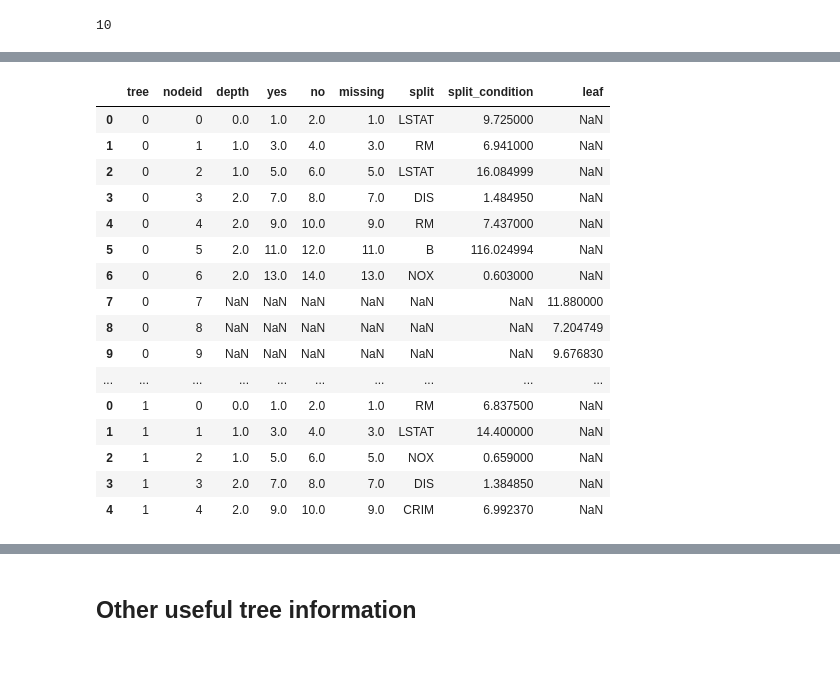
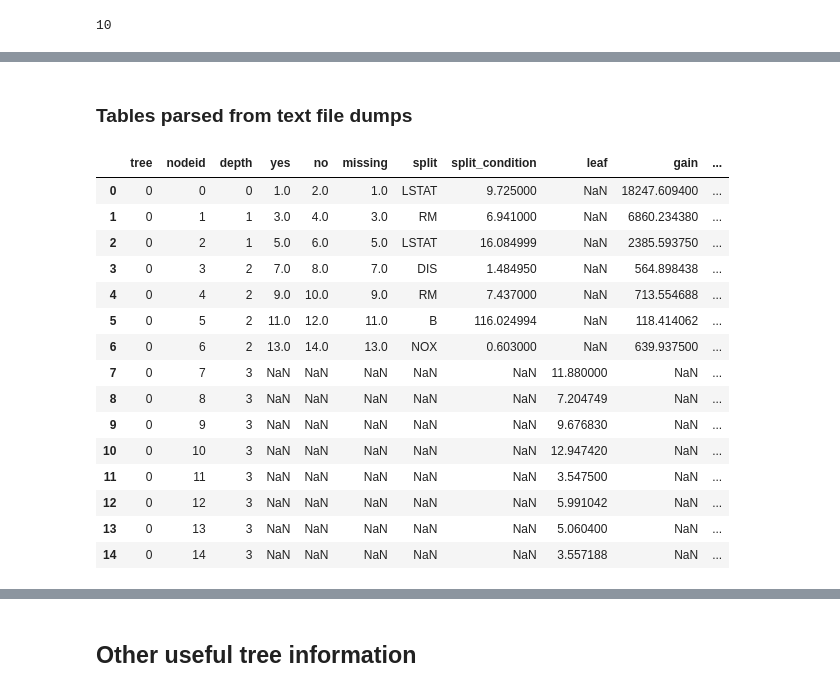
Before and after one commit to richardangell/tabular-trees, a Jupyter notebook: examples/XGBoost Model Parser.ipynb, the cells around one changed output, grey strips where cells are left out. Saved outputs shown, nothing was run; the diff lists cells and outputs as text; code cells hidden in the pictures; blank space fills up the shorter version.

```diff
--- a/examples/XGBoost Model Parser.ipynb
+++ b/examples/XGBoost Model Parser.ipynb
@@ -53,0 +48,3 @@ dump_raw4, tree_df4 = xgb_parser.read_dump_json('dump_raw_no_stats.json')
+# %%
+tree_df1, dump_raw1 = xgb_parser.read_dump_text('outputs/dump_raw.txt')
+tree_df2, dump_raw2 = xgb_parser.read_dump_text('outputs/dump_raw_no_stats.txt')
@@ -212,20 +162,21 @@ tree_df3.head(20)
-# %%
-tree_df4.head(20)
-# %% [output]
-|  | tree | nodeid | depth | yes | no | missing | split | split_condition | leaf |
-| 0 | 0 | 0 | 0.0 | 1.0 | 2.0 | 1.0 | LSTAT | 9.725000 | NaN |
-| 1 | 0 | 1 | 1.0 | 3.0 | 4.0 | 3.0 | RM | 6.941000 | NaN |
-| 2 | 0 | 2 | 1.0 | 5.0 | 6.0 | 5.0 | LSTAT | 16.084999 | NaN |
-| 3 | 0 | 3 | 2.0 | 7.0 | 8.0 | 7.0 | DIS | 1.484950 | NaN |
-| 4 | 0 | 4 | 2.0 | 9.0 | 10.0 | 9.0 | RM | 7.437000 | NaN |
-| 5 | 0 | 5 | 2.0 | 11.0 | 12.0 | 11.0 | B | 116.024994 | NaN |
-| 6 | 0 | 6 | 2.0 | 13.0 | 14.0 | 13.0 | NOX | 0.603000 | NaN |
-| 7 | 0 | 7 | NaN | NaN | NaN | NaN | NaN | NaN | 11.880000 |
-| 8 | 0 | 8 | NaN | NaN | NaN | NaN | NaN | NaN | 7.204749 |
-| 9 | 0 | 9 | NaN | NaN | NaN | NaN | NaN | NaN | 9.676830 |
-| ... | ... | ... | ... | ... | ... | ... | ... | ... | ... |
-| 0 | 1 | 0 | 0.0 | 1.0 | 2.0 | 1.0 | RM | 6.837500 | NaN |
-| 1 | 1 | 1 | 1.0 | 3.0 | 4.0 | 3.0 | LSTAT | 14.400000 | NaN |
-| 2 | 1 | 2 | 1.0 | 5.0 | 6.0 | 5.0 | NOX | 0.659000 | NaN |
-| 3 | 1 | 3 | 2.0 | 7.0 | 8.0 | 7.0 | DIS | 1.384850 | NaN |
-| 4 | 1 | 4 | 2.0 | 9.0 | 10.0 | 9.0 | CRIM | 6.992370 | NaN |
+# %% [markdown]
+### Tables parsed from text file dumps
+# %%
+tree_df1.loc[tree_df1['tree'] == 0]
+# %% [output]
+|  | tree | nodeid | depth | yes | no | missing | split | split_condition | leaf | gain | ... |
+| 0 | 0 | 0 | 0 | 1.0 | 2.0 | 1.0 | LSTAT | 9.725000 | NaN | 18247.609400 | ... |
+| 1 | 0 | 1 | 1 | 3.0 | 4.0 | 3.0 | RM | 6.941000 | NaN | 6860.234380 | ... |
+| 2 | 0 | 2 | 1 | 5.0 | 6.0 | 5.0 | LSTAT | 16.084999 | NaN | 2385.593750 | ... |
+| 3 | 0 | 3 | 2 | 7.0 | 8.0 | 7.0 | DIS | 1.484950 | NaN | 564.898438 | ... |
+| 4 | 0 | 4 | 2 | 9.0 | 10.0 | 9.0 | RM | 7.437000 | NaN | 713.554688 | ... |
+| 5 | 0 | 5 | 2 | 11.0 | 12.0 | 11.0 | B | 116.024994 | NaN | 118.414062 | ... |
+| 6 | 0 | 6 | 2 | 13.0 | 14.0 | 13.0 | NOX | 0.603000 | NaN | 639.937500 | ... |
+| 7 | 0 | 7 | 3 | NaN | NaN | NaN | NaN | NaN | 11.880000 | NaN | ... |
+| 8 | 0 | 8 | 3 | NaN | NaN | NaN | NaN | NaN | 7.204749 | NaN | ... |
+| 9 | 0 | 9 | 3 | NaN | NaN | NaN | NaN | NaN | 9.676830 | NaN | ... |
+| 10 | 0 | 10 | 3 | NaN | NaN | NaN | NaN | NaN | 12.947420 | NaN | ... |
+| 11 | 0 | 11 | 3 | NaN | NaN | NaN | NaN | NaN | 3.547500 | NaN | ... |
+| 12 | 0 | 12 | 3 | NaN | NaN | NaN | NaN | NaN | 5.991042 | NaN | ... |
+| 13 | 0 | 13 | 3 | NaN | NaN | NaN | NaN | NaN | 5.060400 | NaN | ... |
+| 14 | 0 | 14 | 3 | NaN | NaN | NaN | NaN | NaN | 3.557188 | NaN | ... |
```
Also changed, not shown: parts of 38 cells of this notebook, 1 other file.
